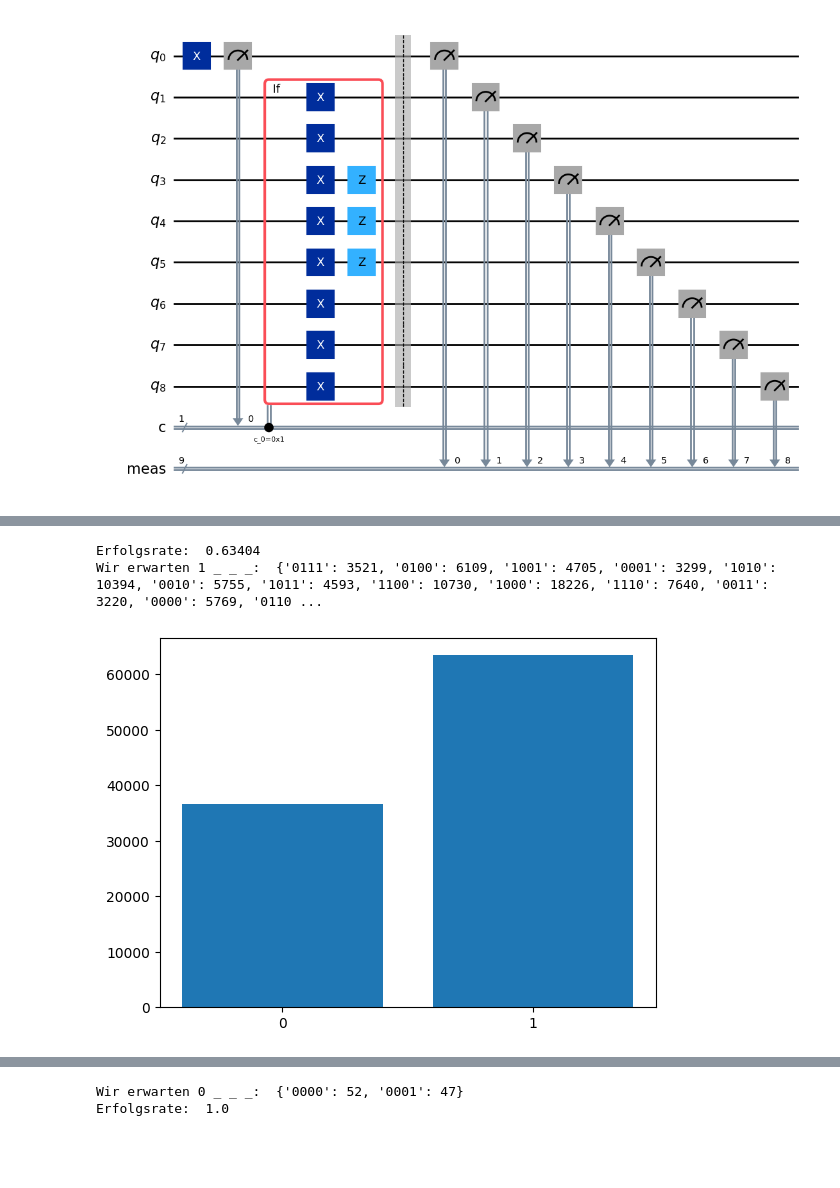
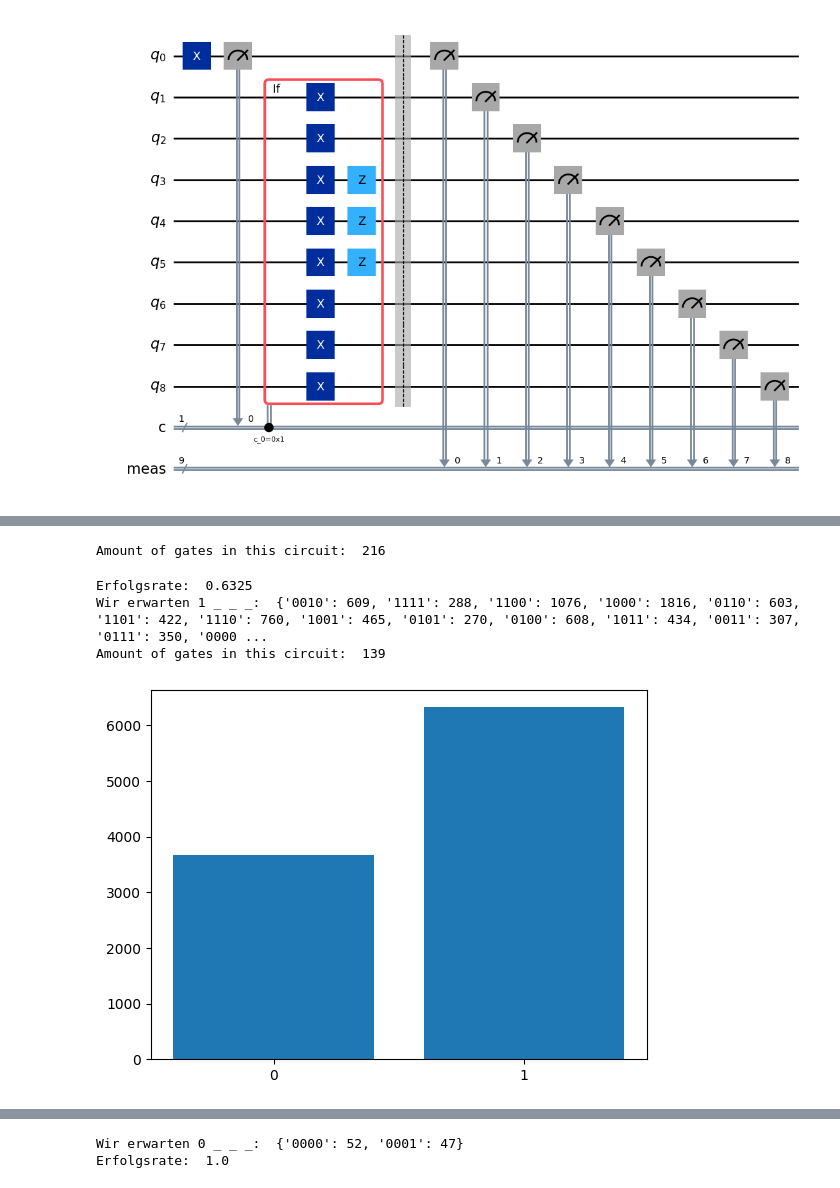
Before and after one commit to RicemanBoy/qc_researchproject, a Jupyter notebook: Rotated Surface Code/Eigener Surface Code.ipynb, the cells around one changed output, grey strips where cells are left out. Cells and saved outputs as stored; diff of their text form; code cells hidden in the pictures; blank space fills up the shorter version.

```diff
--- a/Rotated Surface Code/Eigener Surface Code.ipynb
+++ b/Rotated Surface Code/Eigener Surface Code.ipynb
@@ -728,7 +777,7 @@ ancilla = qc.num_qubits - 2
 qc = Hadamard(qc,0)
 
 for i in range(4):
-    qc = T_L_test(circuit = qc, had = True, pos = 0)
+    qc = adjoint_T_L(circuit = qc, had = True, pos = 0)
 
 #qc = Z_L(qc, True, 0)
 
@@ -738,12 +787,13 @@ qc.reset(ancilla)
 
 qc = Z_parity(qc,False,0)
 
-qc.measure(ancilla,3)
+qc.measure(ancilla,0)
 
 sim = AerSimulator()
-job = sim.run(qc, shots=100000)
+job = sim.run(qc, shots=1000)
 result = job.result()
 counts = result.get_counts()
 
 print("Wir wollen 1 _ _ _: ", counts)
+gates(qc)
 # %% [output]
@@ -851,51 +902,55 @@ print(counts)
 # %%
 #Implementation von iQPE für 2 Iterationen mit Theta=90°
 
-# qc = rot_surf_code(2)
+qc = rot_surf_code(2)
 
-# ancilla = qc.num_qubits - 2
+ancilla = qc.num_qubits - 2
 
-# qc = X_L(qc, n = 1)
+qc = X_L(qc, n = 1)
 
-# #qc = QEC(qc, False, pos = 1, iterations = 3)
+#qc = QEC(qc, False, pos = 1, iterations = 3)
 
-# qc = Hadamard(qc, pos=0)
+qc = Hadamard(qc, pos=0)
 
-# #qc = QEC(qc, True, pos = 0, iterations = 3)
-
-# # qc = control_S_L(qc,"00")
-# # qc = control_S_L(qc,"00")
-# qc = control_Z_L(qc)
-# qc = Hadamard(qc ,pos=0)
-
-# qc.reset(ancilla)
-
-# qc = Z_parity(qc,hadamard = False,pos=0)
-
-# qc.measure(ancilla,3)
-
-# qc = reset_logical_qubit(qc, pos = 0)
-# qc = reset_logical_qubit(qc, pos = 1)
-# qc.reset(ancilla)
-# qc.reset(ancilla+1)
-
-# qc = X_L(qc, n = 1)
-# qc = Hadamard(qc, 0)
+#qc = QEC(qc, True, pos = 0, iterations = 3)
 
 # qc = control_S_L(qc,"00")
-# qc = adjoint_S_L(qc, hadamard=True, pos = 0)
-# qc = Hadamard(qc, 0)
+# qc = control_S_L(qc,"00")
+qc = control_Z_L(qc)
+qc = Hadamard(qc ,pos=0)
 
-# qc.reset(ancilla)
-# qc = Z_parity(qc, pos = 0)
+qc.reset(ancilla)
 
-# qc.measure(ancilla,2)
+qc = Z_parity(qc,hadamard = False,pos=0)
+
+qc.measure(ancilla,3)
+
+qc = reset_logical_qubit(qc, pos = 0)
+qc = reset_logical_qubit(qc, pos = 1)
+qc.reset(ancilla)
+qc.reset(ancilla+1)
+
+qc = X_L(qc, n = 1)
+qc = Hadamard(qc, 0)
+
+qc = control_S_L(qc,"00")
+qc = adjoint_S_L(qc, hadamard=True, pos = 0)
+qc = Hadamard(qc, 0)
+
+qc.reset(ancilla)
+qc = Z_parity(qc, pos = 0)
+
+qc.measure(ancilla,2)
 
 # sim = AerSimulator()
 # job = sim.run(qc, noise_model = noise_model, shots=99)
 # result = job.result()
 # counts = result.get_counts()
 # print("Wir erwarten 10_ _: ",counts)
+
+gates(qc)
+# %% [output]
+Amount of gates in this circuit:  216
 # %%
 #Implementation von iQPE für 2 Iterationen mit Theta=90°  : Erste Iteration
 
@@ -931,40 +986,41 @@ qc = Z_parity(qc,hadamard = False,pos=0)
 
 qc.measure(ancilla,3)
 
-shots = 100000
+shots = 10000
 sim = AerSimulator()
 job = sim.run(qc, noise_model = noise_model, shots=shots)
 result = job.result()
 counts = result.get_counts()
 
 x = list(counts.keys())
 x = [i[0] for i in x]
 y_old = list(counts.values())
 
 success  =  0
 for i in range(len(x)):
     if x[i] == "1":
         success += y_old[i]
 
 print("Erfolgsrate: ", success/shots)
 
 y = [0,0]
 
 for i in range(len(x)):
     if x[i] == "0":
         y[0] += y_old[i]
     elif x[i] == "1":
         y[1] += y_old[i]
 
 x = ["0","1"]
 
 plt.bar(x,y)
 
 print("Wir erwarten 1 _ _ _: ",counts)
 # %% [output]
-Erfolgsrate:  0.63404
-Wir erwarten 1 _ _ _:  {'0111': 3521, '0100': 6109, '1001': 4705, '0001': 3299, '1010': 10394, '0010': 5755, '1011': 4593, '1100': 10730, '1000': 18226, '1110': 7640, '0011': 3220, '0000': 5769, '0110 ...
+Erfolgsrate:  0.6325
+Wir erwarten 1 _ _ _:  {'0010': 609, '1111': 288, '1100': 1076, '1000': 1816, '0110': 603, '1101': 422, '1110': 760, '1001': 465, '0101': 270, '0100': 608, '1011': 434, '0011': 307, '0111': 350, '0000 ...
+Amount of gates in this circuit:  139
-[figure, old version]
+[figure, new version]
 # %%
 x = np.linspace(0,0.050,20)
 y = []
```
Also changed, not shown: parts of 9 cells of this notebook.
